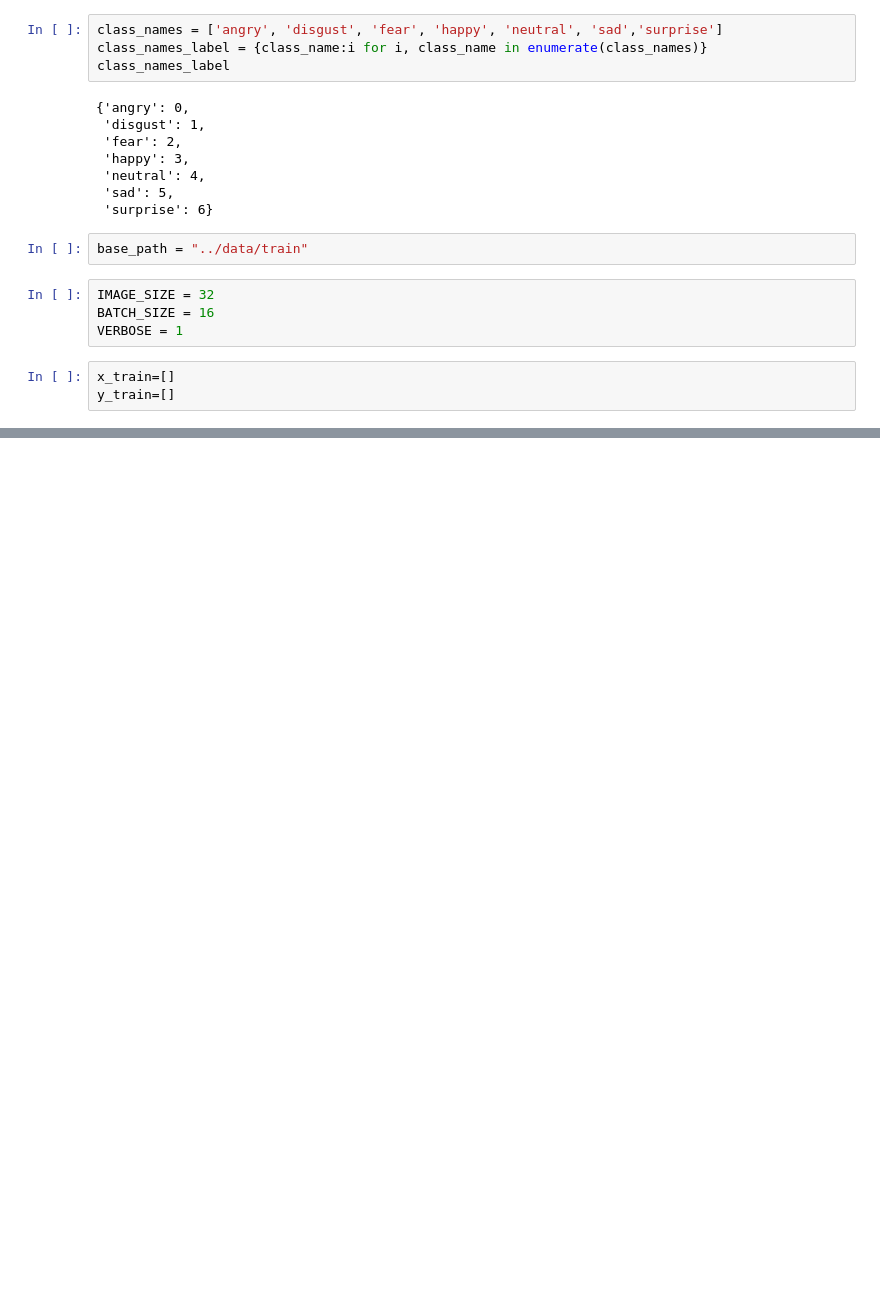
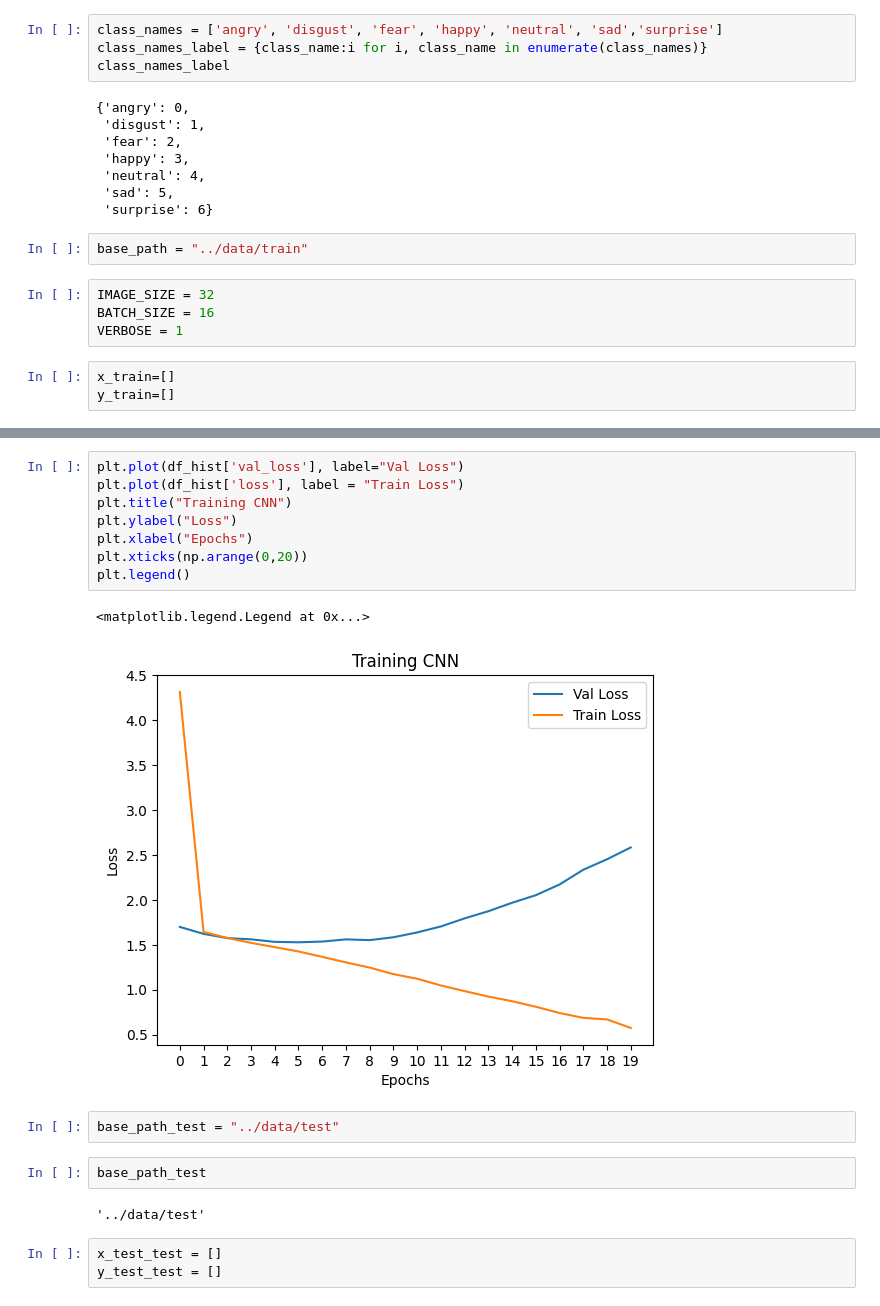
Before and after one commit to juanmendiz/COMPETICION-PAREJAS-KAGGLE, a Jupyter notebook: notebooks/train.ipynb, the cells around one changed output, grey strips where cells are left out. Cells and saved outputs as stored; diff of their text form; blank space fills up the shorter version.

```diff
--- a/notebooks/train.ipynb
+++ b/notebooks/train.ipynb
@@ -69,0 +302,20 @@ AttributeError: 'list' object has no attribute 'shape'
+# %%
+plt.plot(df_hist['val_loss'], label="Val Loss")
+plt.plot(df_hist['loss'], label = "Train Loss")
+plt.title("Training CNN")
+plt.ylabel("Loss")
+plt.xlabel("Epochs")
+plt.xticks(np.arange(0,20))
+plt.legend()
+# %% [output]
+<matplotlib.legend.Legend at 0x...>
+[figure, added]
+# %%
+base_path_test = "../data/test"
+# %%
+base_path_test
+# %% [output]
+'../data/test'
+# %%
+x_test_test = []
+y_test_test = []
```
Also changed, not shown: parts of 41 cells of this notebook, 1 other file.
